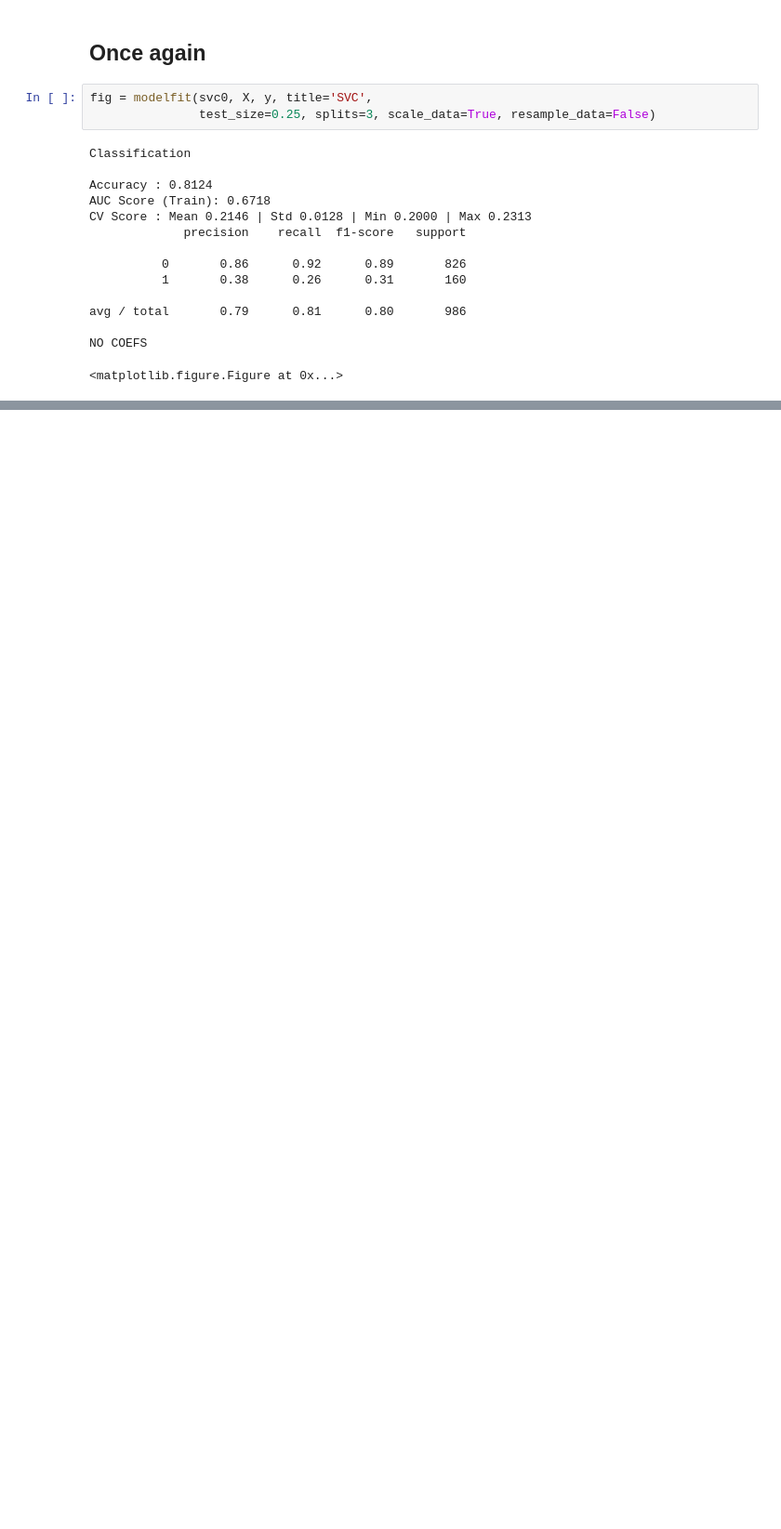
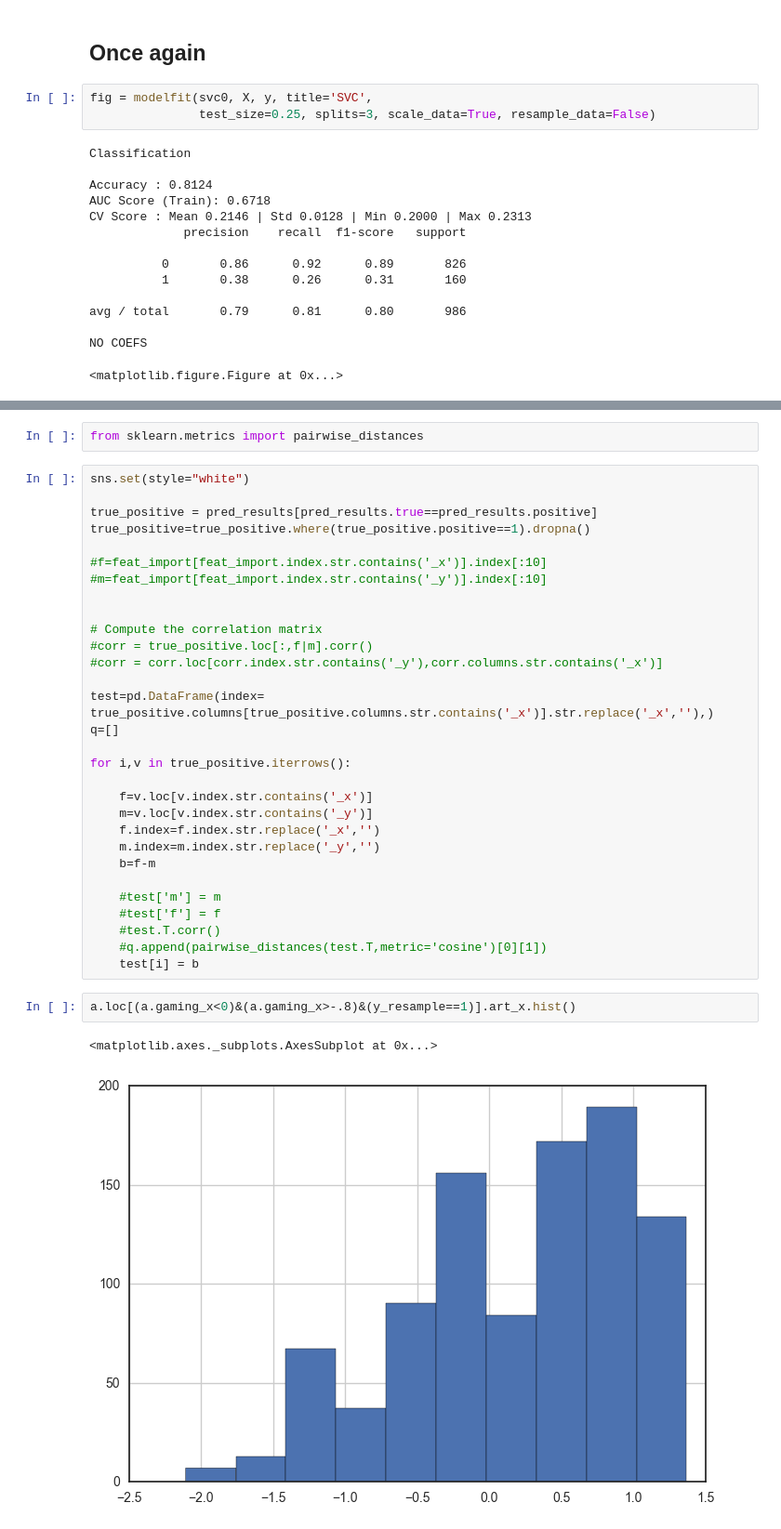
Before and after one commit to sethkaufee/Dating-Data, a Jupyter notebook: Speed Dating/match_prediction.ipynb, the cells around one changed output, grey strips where cells are left out. Shown at 93% size. Cells and saved outputs as stored; diff of their text form; blank space fills up the shorter version.

```diff
--- a/Speed Dating/match_prediction.ipynb
+++ b/Speed Dating/match_prediction.ipynb
@@ -502,0 +645,37 @@ avg / total       0.77      0.75      0.76       986
+# %%
+from sklearn.metrics import pairwise_distances
+# %%
+sns.set(style="white")
+
+true_positive = pred_results[pred_results.true==pred_results.positive]
+true_positive=true_positive.where(true_positive.positive==1).dropna()
+
+#f=feat_import[feat_import.index.str.contains('_x')].index[:10]
+#m=feat_import[feat_import.index.str.contains('_y')].index[:10]
+
+
+# Compute the correlation matrix
+#corr = true_positive.loc[:,f|m].corr()
+#corr = corr.loc[corr.index.str.contains('_y'),corr.columns.str.contains('_x')]
+
+test=pd.DataFrame(index= true_positive.columns[true_positive.columns.str.contains('_x')].str.replace('_x',''),)
+q=[]
+
+for i,v in true_positive.iterrows():
+
+    f=v.loc[v.index.str.contains('_x')]
+    m=v.loc[v.index.str.contains('_y')]
+    f.index=f.index.str.replace('_x','')
+    m.index=m.index.str.replace('_y','')
+    b=f-m
+
+    #test['m'] = m
+    #test['f'] = f
+    #test.T.corr()
+    #q.append(pairwise_distances(test.T,metric='cosine')[0][1])
+    test[i] = b
+# %%
+a.loc[(a.gaming_x<0)&(a.gaming_x>-.8)&(y_resample==1)].art_x.hist()
+# %% [output]
+<matplotlib.axes._subplots.AxesSubplot at 0x...>
+[figure, added]
```
Also changed, not shown: parts of 37 cells of this notebook, 1 other file.
